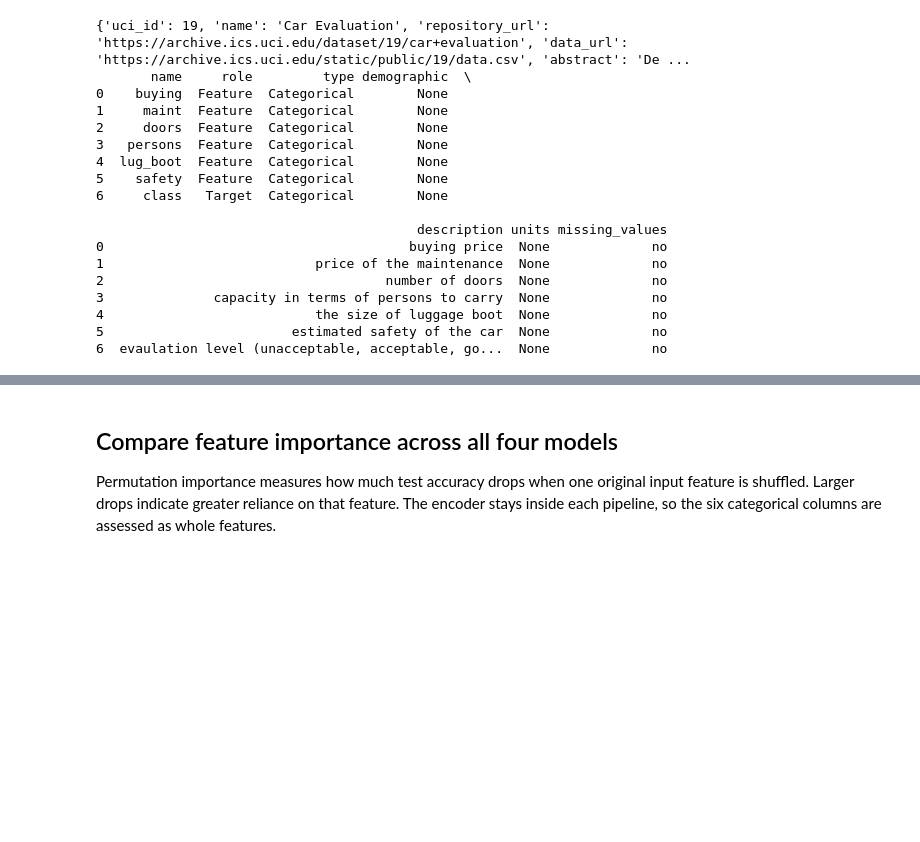
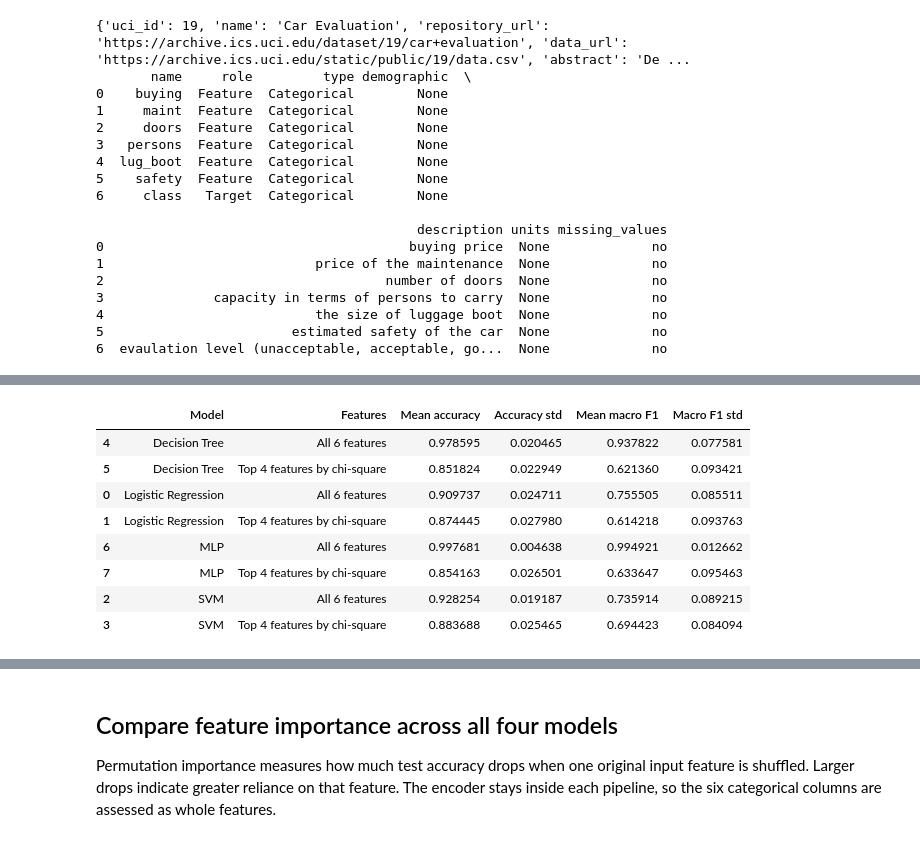
Before and after one commit to ghonilcloud/ML_Assignment_1, a Jupyter notebook: Classification/1.ipynb, the cells around one changed output, grey strips where cells are left out. Drawn from its saved outputs; the diff is of its cells as text; code cells hidden in the pictures; blank space fills up the shorter version.

```diff
--- a/Classification/1.ipynb
+++ b/Classification/1.ipynb
@@ -180,0 +372,62 @@ results_df
+# %%
+from sklearn.base import BaseEstimator, TransformerMixin
+from scipy.stats import chi2_contingency
+
+class CategoricalChiSquareSelector(BaseEstimator, TransformerMixin):
+    """Select original categorical columns by chi-square association with y."""
+    def __init__(self, k=4):
+        self.k = k
+
+    def fit(self, X, y):
+        self.feature_names_in_ = np.asarray(X.columns, dtype=object)
+        y_values = np.asarray(y)
+        self.scores_ = np.array([
+            chi2_contingency(pd.crosstab(X.iloc[:, i], y_values), correction=False)[0]
+            for i in range(X.shape[1])
+        ])
+        self.selected_indices_ = np.argsort(self.scores_)[::-1][:self.k]
+        return self
+
+    def transform(self, X):
+        return X.iloc[:, self.selected_indices_]
+
+# Compare all six original features with the top three, using the same stratified folds.
+n_selected = 4
+selection_results = []
+for name, model in models.items():
+    for setting in ["All 6 features", f"Top {n_selected} features by chi-square"]:
+        steps = []
+        if setting != "All 6 features":
+            steps.append(CategoricalChiSquareSelector(k=n_selected))
+        steps.extend([OneHotEncoder(handle_unknown="ignore"), model])
+        pipeline = make_pipeline(*steps)
+
+        accuracy_scores = cross_val_score(
+            pipeline, X, y_1d, cv=cv, scoring="accuracy", n_jobs=-1
+        )
+        macro_f1_scores = cross_val_score(
+            pipeline, X, y_1d, cv=cv, scoring="f1_macro", n_jobs=-1
+        )
+        selection_results.append({
+            "Model": name,
+            "Features": setting,
+            "Mean accuracy": accuracy_scores.mean(),
+            "Accuracy std": accuracy_scores.std(),
+            "Mean macro F1": macro_f1_scores.mean(),
+            "Macro F1 std": macro_f1_scores.std(),
+        })
+
+selection_results_df = pd.DataFrame(selection_results).sort_values(
+    ["Model", "Features"]
+)
+selection_results_df
+# %% [output]
+|  | Model | Features | Mean accuracy | Accuracy std | Mean macro F1 | Macro F1 std |
+| 4 | Decision Tree | All 6 features | 0.978595 | 0.020465 | 0.937822 | 0.077581 |
+| 5 | Decision Tree | Top 4 features by chi-square | 0.851824 | 0.022949 | 0.621360 | 0.093421 |
+| 0 | Logistic Regression | All 6 features | 0.909737 | 0.024711 | 0.755505 | 0.085511 |
+| 1 | Logistic Regression | Top 4 features by chi-square | 0.874445 | 0.027980 | 0.614218 | 0.093763 |
+| 6 | MLP | All 6 features | 0.997681 | 0.004638 | 0.994921 | 0.012662 |
+| 7 | MLP | Top 4 features by chi-square | 0.854163 | 0.026501 | 0.633647 | 0.095463 |
+| 2 | SVM | All 6 features | 0.928254 | 0.019187 | 0.735914 | 0.089215 |
+| 3 | SVM | Top 4 features by chi-square | 0.883688 | 0.025465 | 0.694423 | 0.084094 |
```
Also changed, not shown: parts of 14 cells of this notebook.
